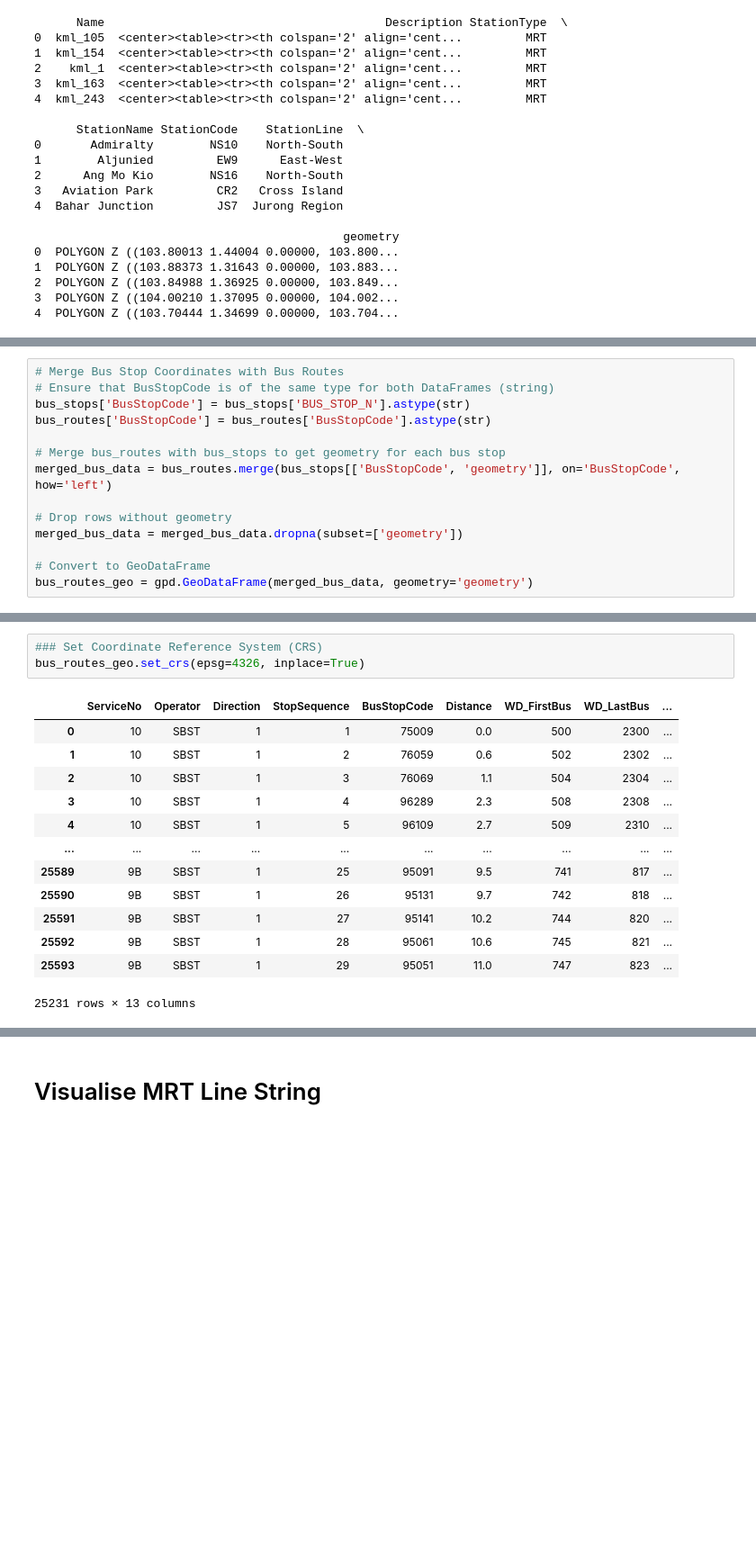
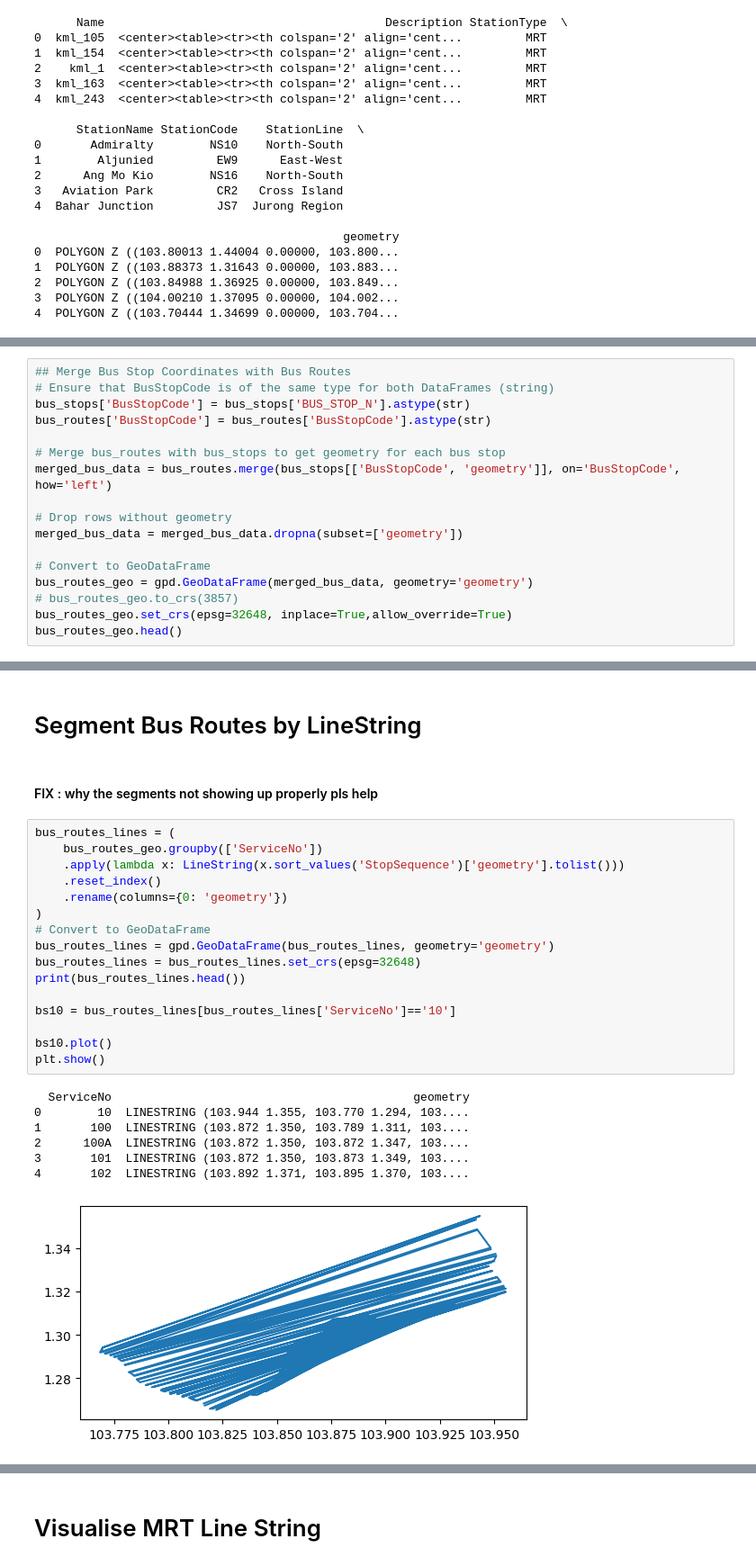
Before and after one commit to ajjajjajjajj/dsa4264-lta-geospatial, a Jupyter notebook: Parallel_Route.ipynb, the cells around one changed output, grey strips where cells are left out. Shown: that part at 90% size. Saved outputs shown, nothing was run; the diff lists cells and outputs as text; blank space fills up the shorter version.

Commit message:
attempt to combine bus segment calcs into phase 2.2

```diff
--- a/Parallel_Route.ipynb
+++ b/Parallel_Route.ipynb
@@ -97,5 +94,5 @@ print(rail_stn.head())
 # %%
-# Merge Bus Stop Coordinates with Bus Routes
+## Merge Bus Stop Coordinates with Bus Routes
 # Ensure that BusStopCode is of the same type for both DataFrames (string)
 bus_stops['BusStopCode'] = bus_stops['BUS_STOP_N'].astype(str)
 bus_routes['BusStopCode'] = bus_routes['BusStopCode'].astype(str)
@@ -108,3 +105,6 @@ merged_bus_data = merged_bus_data.dropna(subset=['geometry'])
 
 # Convert to GeoDataFrame
 bus_routes_geo = gpd.GeoDataFrame(merged_bus_data, geometry='geometry')
+# bus_routes_geo.to_crs(3857)
+bus_routes_geo.set_crs(epsg=32648, inplace=True,allow_override=True)
+bus_routes_geo.head()
@@ -111,20 +118,31 @@ bus_routes_geo = gpd.GeoDataFrame(merged_bus_data, geometry='geometry')
-# %%
-### Set Coordinate Reference System (CRS)
-bus_routes_geo.set_crs(epsg=4326, inplace=True)
-# %% [output]
-|  | ServiceNo | Operator | Direction | StopSequence | BusStopCode | Distance | WD_FirstBus | WD_LastBus | ... |
-| 0 | 10 | SBST | 1 | 1 | 75009 | 0.0 | 500 | 2300 | ... |
-| 1 | 10 | SBST | 1 | 2 | 76059 | 0.6 | 502 | 2302 | ... |
-| 2 | 10 | SBST | 1 | 3 | 76069 | 1.1 | 504 | 2304 | ... |
-| 3 | 10 | SBST | 1 | 4 | 96289 | 2.3 | 508 | 2308 | ... |
-| 4 | 10 | SBST | 1 | 5 | 96109 | 2.7 | 509 | 2310 | ... |
-| ... | ... | ... | ... | ... | ... | ... | ... | ... | ... |
-| 25589 | 9B | SBST | 1 | 25 | 95091 | 9.5 | 741 | 817 | ... |
-| 25590 | 9B | SBST | 1 | 26 | 95131 | 9.7 | 742 | 818 | ... |
-| 25591 | 9B | SBST | 1 | 27 | 95141 | 10.2 | 744 | 820 | ... |
-| 25592 | 9B | SBST | 1 | 28 | 95061 | 10.6 | 745 | 821 | ... |
-| 25593 | 9B | SBST | 1 | 29 | 95051 | 11.0 | 747 | 823 | ... |
-25231 rows × 13 columns
+# %% [markdown]
+# Segment Bus Routes by LineString
+# %% [markdown]
+#### FIX : why the segments not showing up properly pls help
+# %%
+bus_routes_lines = (
+    bus_routes_geo.groupby(['ServiceNo'])
+    .apply(lambda x: LineString(x.sort_values('StopSequence')['geometry'].tolist()))
+    .reset_index()
+    .rename(columns={0: 'geometry'})
+)
+# Convert to GeoDataFrame
+bus_routes_lines = gpd.GeoDataFrame(bus_routes_lines, geometry='geometry')
+bus_routes_lines = bus_routes_lines.set_crs(epsg=32648)
+print(bus_routes_lines.head())
+
+bs10 = bus_routes_lines[bus_routes_lines['ServiceNo']=='10']
+
+bs10.plot()
+plt.show()
+# %% [output]
+  ServiceNo                                           geometry
+0        10  LINESTRING (103.944 1.355, 103.770 1.294, 103....
+1       100  LINESTRING (103.872 1.350, 103.789 1.311, 103....
+2      100A  LINESTRING (103.872 1.350, 103.872 1.347, 103....
+3       101  LINESTRING (103.872 1.350, 103.873 1.349, 103....
+4       102  LINESTRING (103.892 1.371, 103.895 1.370, 103....
+[figure, added]
 # %%
 ## Step 3: Create LineStrings for Entire Bus Routes
 # Group bus stops by ServiceNo and Direction and create LineStrings for each bus route
```
Also changed, not shown: parts of 18 cells of this notebook.
